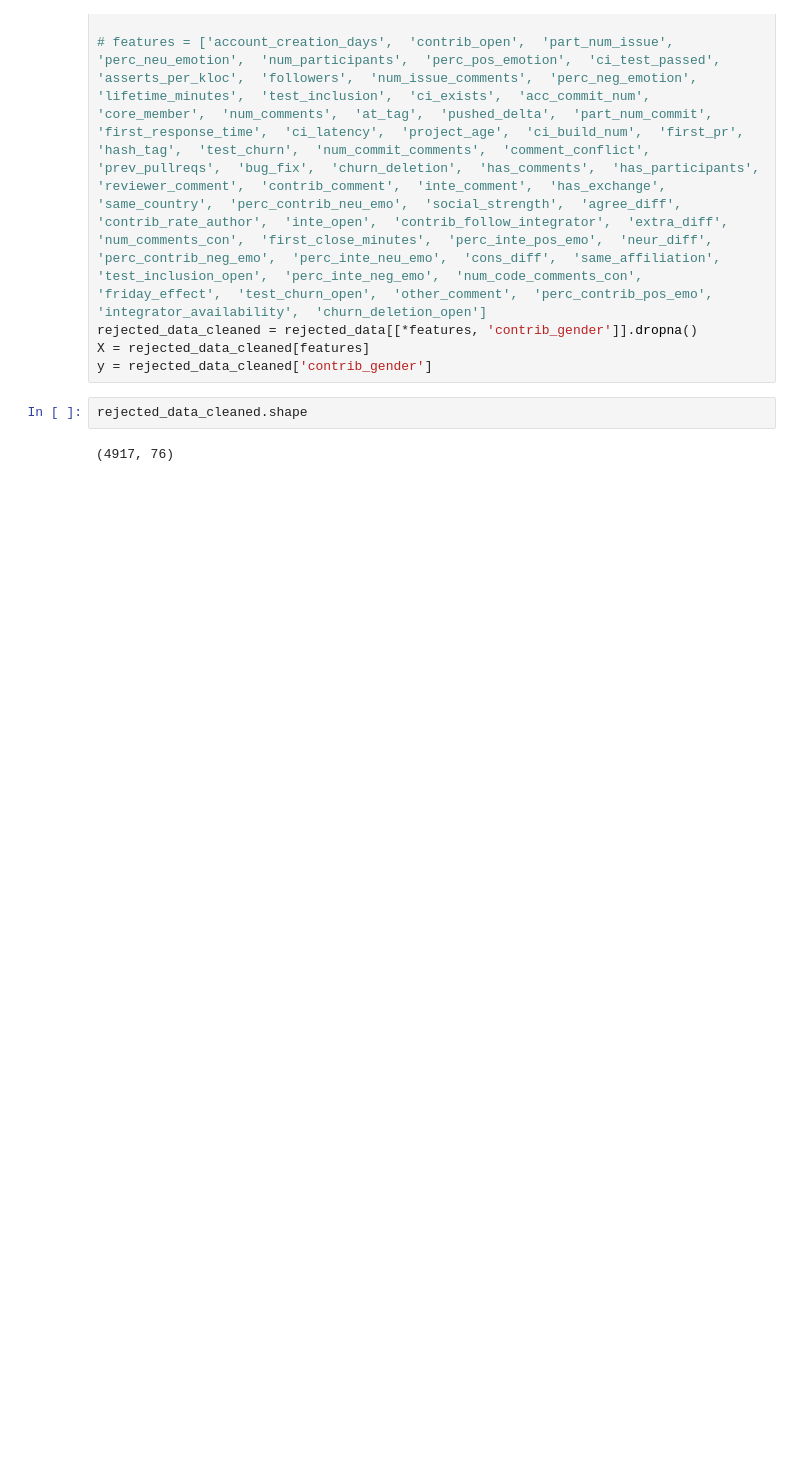
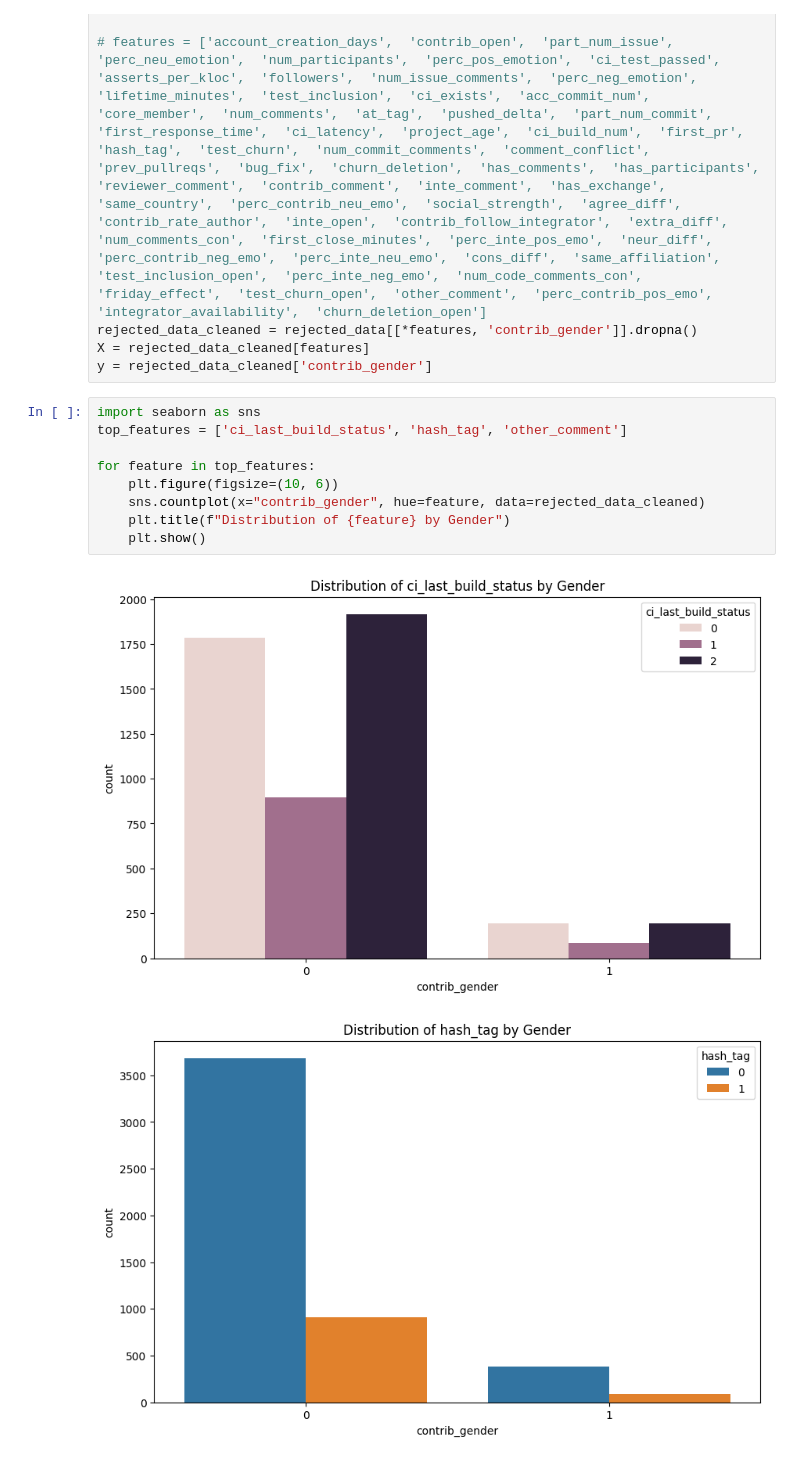
Before and after one commit to thanosan23/Pull-Request-Analysis, a Jupyter notebook: scripts/train_random_forest.ipynb, the cells around one changed output. Saved outputs shown, nothing was run; the diff lists cells and outputs as text; blank space fills up the shorter version.

```diff
--- a/scripts/train_random_forest.ipynb
+++ b/scripts/train_random_forest.ipynb
@@ -190,7 +190,15 @@ else:
 rejected_data_cleaned = rejected_data[[*features, 'contrib_gender']].dropna()
 X = rejected_data_cleaned[features]
 y = rejected_data_cleaned['contrib_gender']
-# %%
-rejected_data_cleaned.shape
-# %% [output]
-(4917, 76)
+# %%
+import seaborn as sns
+top_features = ['ci_last_build_status', 'hash_tag', 'other_comment']
+
+for feature in top_features:
+    plt.figure(figsize=(10, 6))
+    sns.countplot(x="contrib_gender", hue=feature, data=rejected_data_cleaned)
+    plt.title(f"Distribution of {feature} by Gender")
+    plt.show()
+# %% [output]
+[figure, added]
+[figure, added]
```
Also changed, not shown: parts of 11 cells of this notebook, 4 other files.
